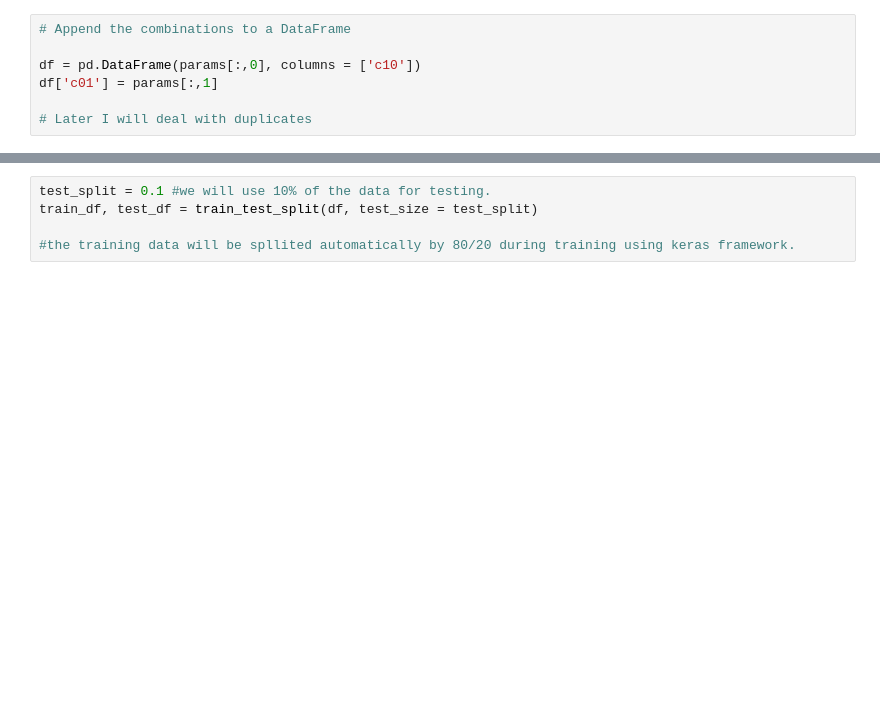
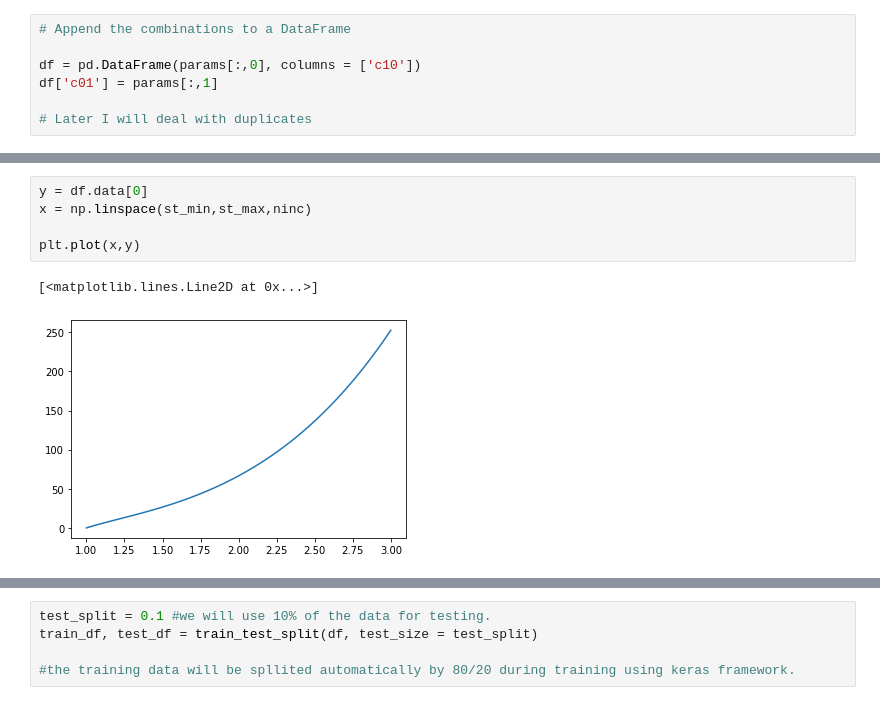
Before and after one commit to luis-rodrigues-8/Constitutive_Models, a Jupyter notebook: ML_Model_Guess_c10_c01_Mooney_Rivlin.ipynb, the cells around one changed output, grey strips where cells are left out. Cells and saved outputs as stored; diff of their text form; blank space fills up the shorter version.

```diff
--- a/ML_Model_Guess_c10_c01_Mooney_Rivlin.ipynb
+++ b/ML_Model_Guess_c10_c01_Mooney_Rivlin.ipynb
@@ -151,3 +158,11 @@ df[0:10]
+# %%
+y = df.data[0]
+x = np.linspace(st_min,st_max,ninc)
+
+plt.plot(x,y)
+# %% [output]
+[<matplotlib.lines.Line2D at 0x...>]
+[figure, added]
 # %%
 # This step is necessary because the Keras model won't accept sympy.core.numbers.Float type values.
 
```
Also changed, not shown: parts of 18 cells of this notebook.
